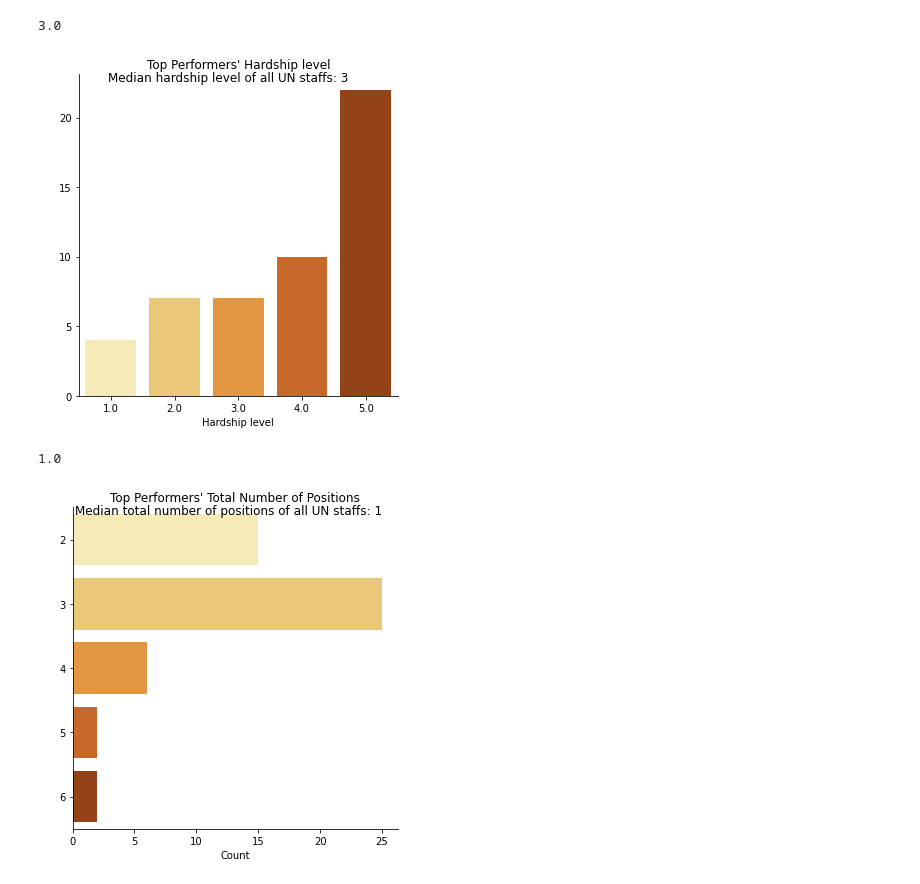
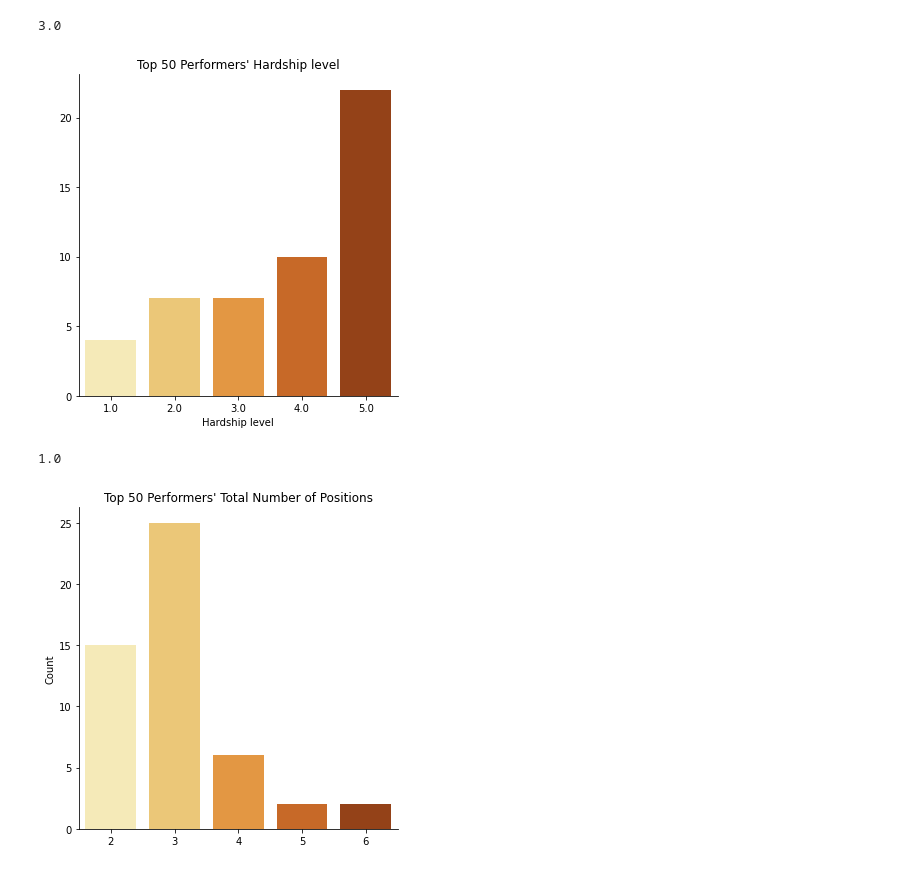
Before and after one commit to oliviahs/Python_practices, a Jupyter notebook: dw4_DataCleaning_EDA.ipynb, the cells around one changed output. Saved outputs shown, nothing was run; the diff lists cells and outputs as text; code cells hidden in the pictures.

```diff
--- a/dw4_DataCleaning_EDA.ipynb
+++ b/dw4_DataCleaning_EDA.ipynb
@@ -1035,11 +1035,11 @@ finaldf['Hardship_max'].median()
 fig = sns.catplot(x="Hardship_max", y="Count", kind="bar",palette="YlOrBr", data=h)
 plt.xlabel("Hardship level")
 plt.ylabel(" ")
-plt.title("Top Performers' Hardship level")
-plt.suptitle('Median hardship level of all UN staffs: 3')
+plt.title("Top 50 Performers' Hardship level")
+#plt.suptitle('Median hardship level of all UN staffs: 3')
 plt.show(fig);
 # %% [output]
-[figure, old version]
+[figure, new version]
 # %%
 p = pd.DataFrame(top50.groupby('Position_Count')['Index No'].count()).reset_index()
 p.columns = ["Position_Count","Count"]
@@ -1048,14 +1048,14 @@ finaldf['Position_Count'].median()
 # %% [output]
 1.0
 # %%
-fig = sns.catplot(x="Count", y="Position_Count", kind="bar",palette="YlOrBr",orient="h", data=p)
-plt.xlabel("Count")
-plt.ylabel(" ")
-plt.title("Top Performers' Total Number of Positions")
-plt.suptitle('Median total number of positions of all UN staffs: 1')
+fig = sns.catplot(x="Position_Count", y="Count", kind="bar",palette="YlOrBr", data=p)
+plt.xlabel("")
+plt.ylabel("Count")
+plt.title("Top 50 Performers' Total Number of Positions")
+#plt.suptitle('Median total number of positions of all UN staffs: 1')
 plt.show(fig);
 # %% [output]
-[figure, old version]
+[figure, new version]
 # %%
 y = pd.DataFrame(top50.groupby('Years of Service')['Index No'].count()).reset_index()
 y.columns = ["Years of Service","Count"]
```
Also changed, not shown: parts of 31 cells of this notebook, 1 other file.
